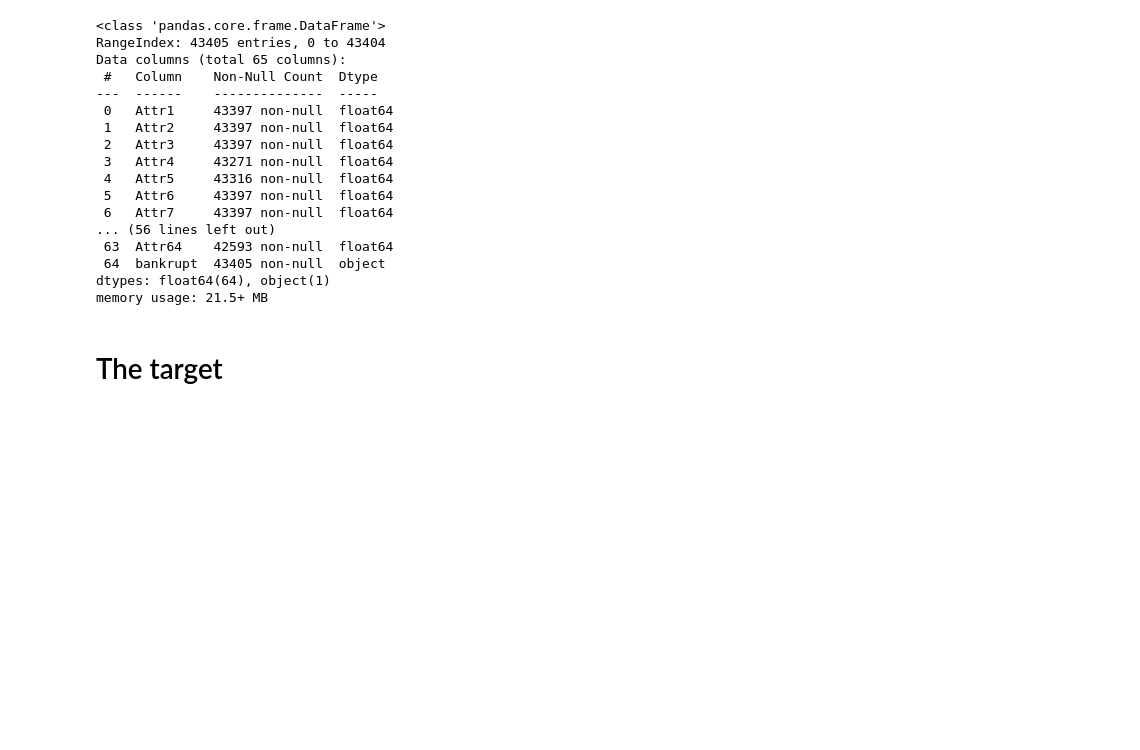
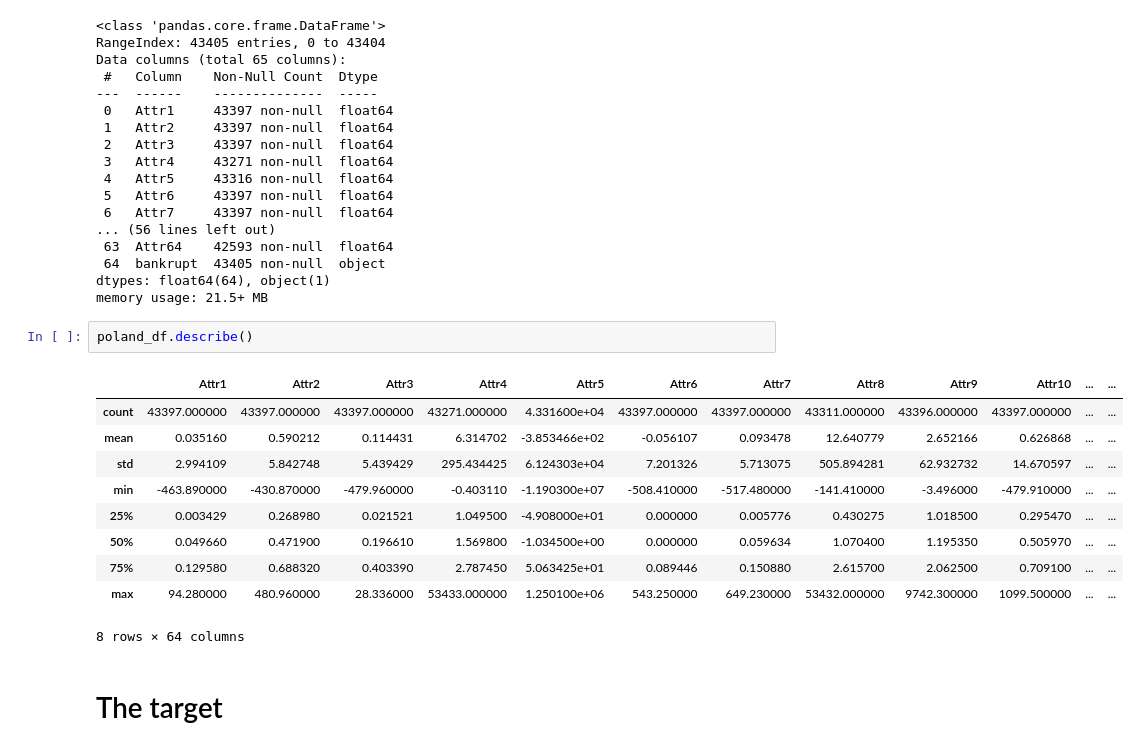
Before and after one commit to kalasamuel/CompanyBankruptcyML, a Jupyter notebook: EDA.ipynb, the cells around one changed output. Saved outputs shown, nothing was run; the diff lists cells and outputs as text; blank space fills up the shorter version.

```diff
--- a/EDA.ipynb
+++ b/EDA.ipynb
@@ -44,6 +48,19 @@ Data columns (total 65 columns):
  64  bankrupt  43405 non-null  object
 dtypes: float64(64), object(1)
 memory usage: 21.5+ MB
+# %%
+poland_df.describe()
+# %% [output]
+|  | Attr1 | Attr2 | Attr3 | Attr4 | Attr5 | Attr6 | Attr7 | Attr8 | Attr9 | Attr10 | ... | ... |
+| count | 43397.000000 | 43397.000000 | 43397.000000 | 43271.000000 | 4.331600e+04 | 43397.000000 | 43397.000000 | 43311.000000 | 43396.000000 | 43397.000000 | ... | ... |
+| mean | 0.035160 | 0.590212 | 0.114431 | 6.314702 | -3.853466e+02 | -0.056107 | 0.093478 | 12.640779 | 2.652166 | 0.626868 | ... | ... |
+| std | 2.994109 | 5.842748 | 5.439429 | 295.434425 | 6.124303e+04 | 7.201326 | 5.713075 | 505.894281 | 62.932732 | 14.670597 | ... | ... |
+| min | -463.890000 | -430.870000 | -479.960000 | -0.403110 | -1.190300e+07 | -508.410000 | -517.480000 | -141.410000 | -3.496000 | -479.910000 | ... | ... |
+| 25% | 0.003429 | 0.268980 | 0.021521 | 1.049500 | -4.908000e+01 | 0.000000 | 0.005776 | 0.430275 | 1.018500 | 0.295470 | ... | ... |
+| 50% | 0.049660 | 0.471900 | 0.196610 | 1.569800 | -1.034500e+00 | 0.000000 | 0.059634 | 1.070400 | 1.195350 | 0.505970 | ... | ... |
+| 75% | 0.129580 | 0.688320 | 0.403390 | 2.787450 | 5.063425e+01 | 0.089446 | 0.150880 | 2.615700 | 2.062500 | 0.709100 | ... | ... |
+| max | 94.280000 | 480.960000 | 28.336000 | 53433.000000 | 1.250100e+06 | 543.250000 | 649.230000 | 53432.000000 | 9742.300000 | 1099.500000 | ... | ... |
+8 rows × 64 columns
 # %% [markdown]
 # The target
 # %%
```
Also changed, not shown: parts of 10 cells of this notebook, 1 other file.
